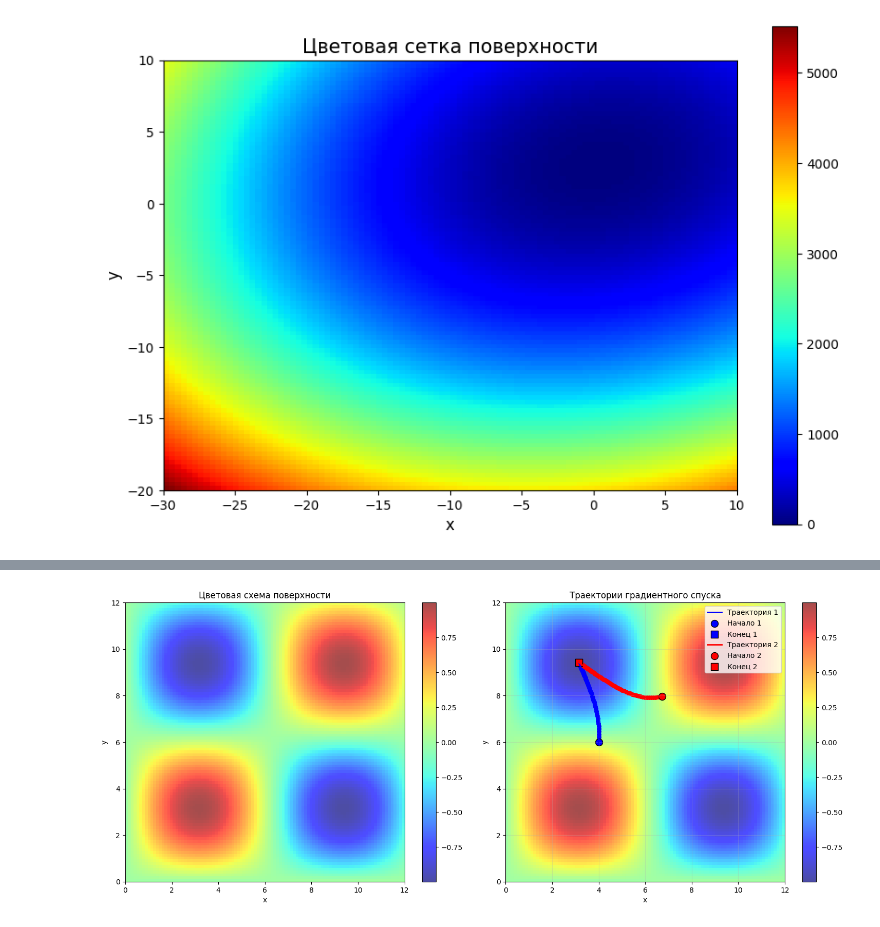
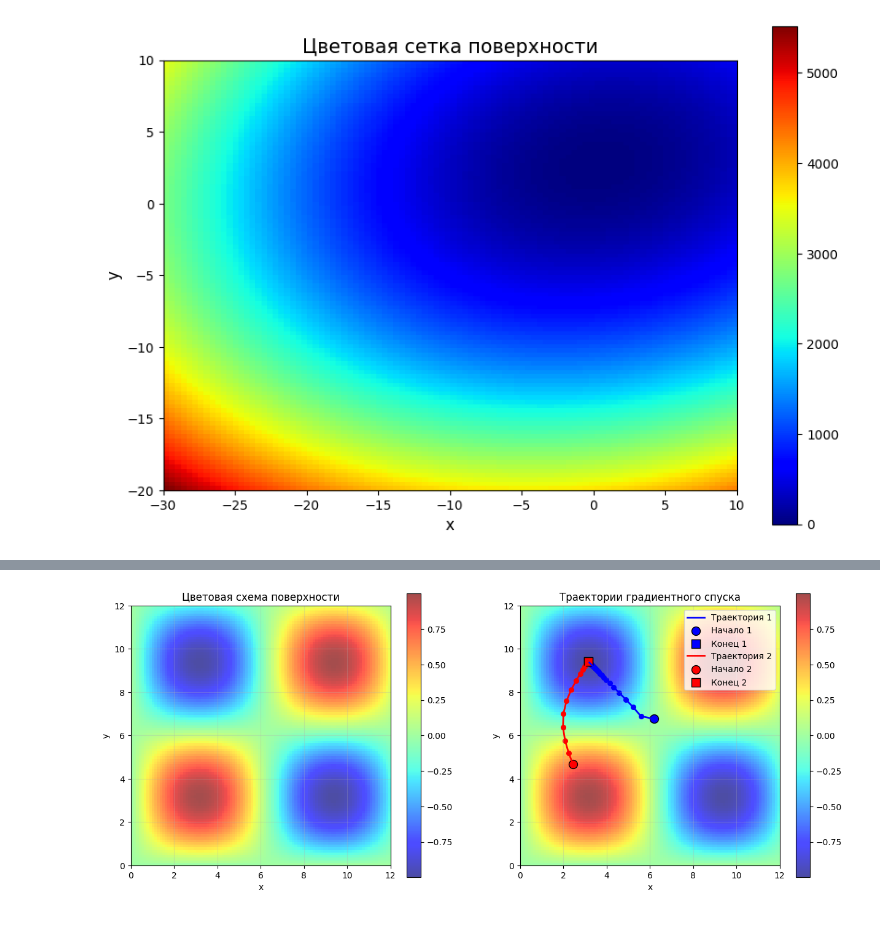
Before and after one commit to DaniilPominov/data_science, a Jupyter notebook: src/lab5/lab 5-Pominov.ipynb, the cells around one changed output, grey strips where cells are left out. Drawn from its saved outputs; the diff is of its cells as text; code cells hidden in the pictures.

```diff
--- a/src/lab5/lab 5-Pominov.ipynb
+++ b/src/lab5/lab 5-Pominov.ipynb
@@ -112,18 +112,13 @@ plt.show()
 # Ваш код
 import numpy as np
 import matplotlib.pyplot as plt
-from matplotlib import cm
-from mpl_toolkits.mplot3d import Axes3D
-
-# 1. Визуализация цветовой схемы функции f(x,y)
+# 1
 def f(x, y):
     return np.sin(x/2) * np.sin(y/2)
 
-# Параметры для варианта 4
-A = [0, 12]  # область определения
+A = [0, 12]
 epsilon = 1e-3
 
-# Создаем сетку для визуализации
 x_val = np.linspace(A[0], A[1], 100)
 y_val = np.linspace(A[0], A[1], 100)
 x, y = np.meshgrid(x_val, y_val)
@@ -133,22 +128,14 @@ z = f(x, y)
 def gradient(x, y):
     df_dx = 0.5 * np.cos(x/2) * np.sin(y/2)
     df_dy = 0.5 * np.sin(x/2) * np.cos(y/2)
+    if x > A[1] or x < A[0] or y > A[1] or y < A[0]:
+        return np.array([np.inf,np.inf])
     return np.array([df_dx, df_dy])
 
-# 2. Реализация метода градиентного спуска
+# 2
 def gradient_descent(start_point, epsilon=1e-3, h=0.1, step_type='constant', max_iter=1000):
-    """
-    Реализация метода градиентного спуска
-
-    Параметры:
-    start_point - начальная точка [x0, y0]
-    epsilon - точность
-    h - множитель шага
-    step_type - тип шага: 'constant' (постоянный) или 'variable' (переменный h/i)
-    max_iter - максимальное число итераций
-    """
     points = [start_point.copy()]
-    iterations = 0
+    step_size = h
 
     current_point = start_point.copy()
 
@@ -156,31 +143,25 @@ def gradient_descent(start_point, epsilon=1e-3, h=0.1, step_type='constant', max
         grad = gradient(current_point[0], current_point[1])
         grad_norm = np.linalg.norm(grad)
 
-        # Критерий останова
         if grad_norm <= epsilon:
             break
 
-        # Выбор шага
         if step_type == 'constant':
-            step_size = h
-        else:  # variable
-            step_size = h / 2
+            ...
+        else:
+            step_size = h / i
 
-        # Обновление точки
         current_point = current_point - step_size * grad
         points.append(current_point.copy())
-        iterations += 1
 
-    return np.array(points), iterations
+    return np.array(points), i
 
-# 3. Выбор начальных точек и запуск градиентного спуска
-# Первая начальная точка
-start_point1 = np.array([4.0, 6.0])
-points1, iter1 = gradient_descent(start_point1, epsilon=epsilon, h=0.5, step_type='variable')
+# 3
+start_point1 = np.array([np.random.uniform(2,8), np.random.uniform(2,8)])
+points1, iter1 = gradient_descent(start_point1, epsilon=epsilon, h=5, step_type='variable')
 
-# Вторая начальная точка
 start_point2 = np.array([np.random.uniform(2,8), np.random.uniform(2,8)])
-points2, iter2 = gradient_descent(start_point2, epsilon=epsilon, h=0.5, step_type='variable')
+points2, iter2 = gradient_descent(start_point2, epsilon=epsilon, h=1.5, step_type='constant')
 
 print(f"Первая траектория: {iter1} итераций")
 print(f"Вторая траектория: {iter2} итераций")
@@ -188,7 +169,7 @@ print(f"Вторая траектория: {iter2} итераций")
 # 4. Визуализация
 fig, (ax1, ax2) = plt.subplots(1, 2, figsize=(15, 6))
 
-# Первый график - цветовая схема
+# Пустая цветовая схема
 im = ax1.imshow(z,
                 extent=[A[0], A[1], A[0], A[1]],
                 origin='lower',
@@ -197,9 +178,10 @@ im = ax1.imshow(z,
 ax1.set_title("Цветовая схема поверхности")
 ax1.set_xlabel('x')
 ax1.set_ylabel('y')
+ax1.grid(True, alpha=0.3)
 plt.colorbar(im, ax=ax1)
 
-# Второй график - с траекториями
+#с траекториями
 im2 = ax2.imshow(z,
                  extent=[A[0], A[1], A[0], A[1]],
                  origin='lower',
@@ -210,14 +192,14 @@ ax2.set_xlabel('x')
 ax2.set_ylabel('y')
 plt.colorbar(im2, ax=ax2)
 
-# Отображение траекторий на втором графике
-# Первая траектория (синий)
+# Отображение траекторий
+# Первая (синий)
 ax2.plot(points1[:, 0], points1[:, 1], 'b-', linewidth=2, label='Траектория 1')
 ax2.scatter(points1[:, 0], points1[:, 1], c='blue', s=30)
 ax2.scatter(points1[0, 0], points1[0, 1], c='blue', s=100, marker='o', edgecolors='black', label='Начало 1')
 ax2.scatter(points1[-1, 0], points1[-1, 1], c='blue', s=100, marker='s', edgecolors='black', label='Конец 1')
 
-# Вторая траектория (красный)
+# Вторая (красный)
 ax2.plot(points2[:, 0], points2[:, 1], 'r-', linewidth=2, label='Траектория 2')
 ax2.scatter(points2[:, 0], points2[:, 1], c='red', s=30)
 ax2.scatter(points2[0, 0], points2[0, 1], c='red', s=100, marker='o', edgecolors='black', label='Начало 2')
@@ -226,36 +208,8 @@ ax2.scatter(points2[-1, 0], points2[-1, 1], c='red', s=100, marker='s', edgecolo
 ax2.legend()
 ax2.grid(True, alpha=0.3)
 
-plt.tight_layout()
 plt.show()
 
-# Дополнительная 3D визуализация
-fig = plt.figure(figsize=(12, 8))
-ax = fig.add_subplot(111, projection='3d')
-
-# Поверхность
-surf = ax.plot_surface(x, y, z, cmap='jet', alpha=0.7, linewidth=0, antialiased=True)
-
-# Траектории в 3D
-z_points1 = f(points1[:, 0], points1[:, 1])
-z_points2 = f(points2[:, 0], points2[:, 1])
-
-ax.plot(points1[:, 0], points1[:, 1], z_points1, 'b-', linewidth=3, label='Траектория 1')
-ax.scatter(points1[:, 0], points1[:, 1], z_points1, c='blue', s=50)
-
-ax.plot(points2[:, 0], points2[:, 1], z_points2, 'r-', linewidth=3, label='Траектория 2')
-ax.scatter(points2[:, 0], points2[:, 1], z_points2, c='red', s=50)
-
-ax.set_xlabel('X')
-ax.set_ylabel('Y')
-ax.set_zlabel('f(X,Y)')
-ax.view_init(45, 90)
-ax.set_title('3D визуализация градиентного спуска')
-ax.legend()
-
-plt.show()
-
-# Вывод информации о найденных точках
 print(f"\nРезультаты:")
 print(f"Траектория 1: начальная точка ({start_point1[0]:.2f}, {start_point1[1]:.2f})")
 print(f"Траектория 1: конечная точка ({points1[-1, 0]:.4f}, {points1[-1, 1]:.4f}), f = {f(points1[-1, 0], points1[-1, 1]):.6f}")
@@ -268 +222 @@ print(f"Траектория 2: конечная точка ({points2[-1, 0]:.4f
-[figure, old version]
+[figure, new version]
```
Also changed, not shown: parts of 1 cell of this notebook, 2 other files.
